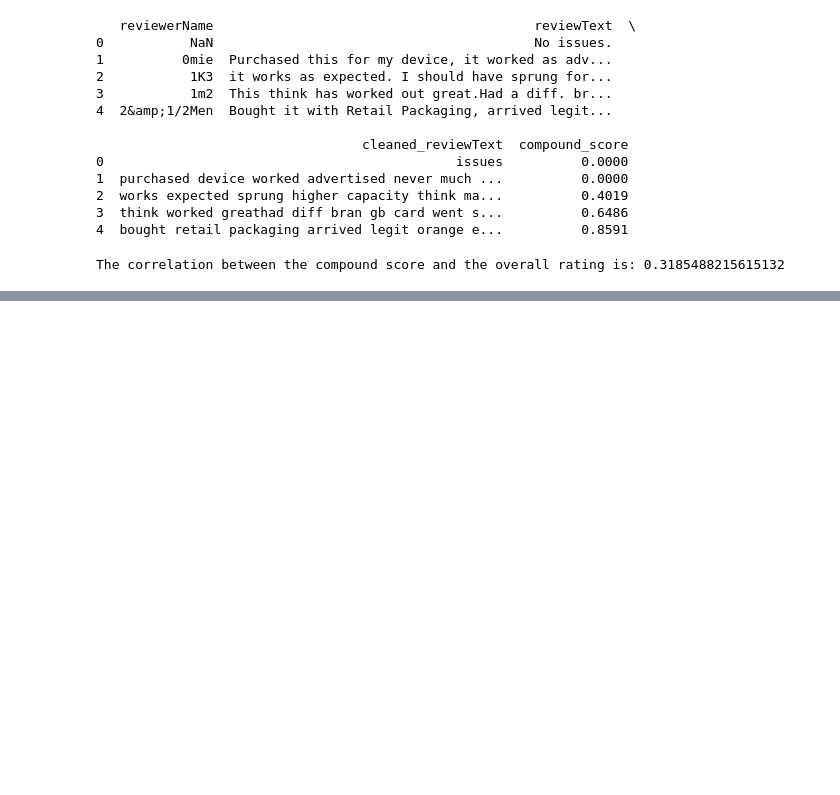
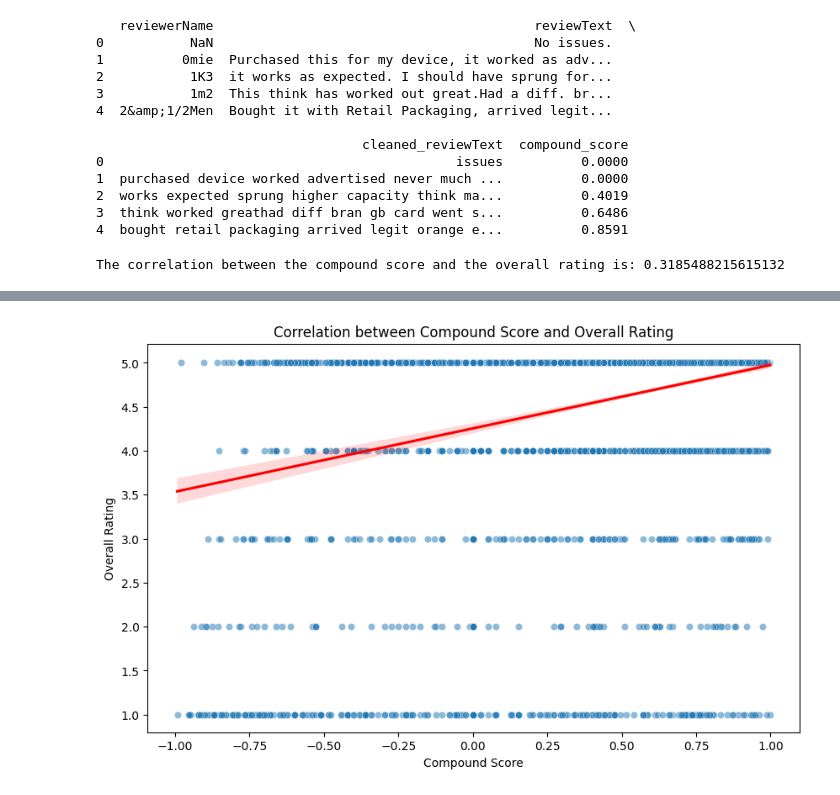
Before and after one commit to awhitehouse1/DS4002-Project-1, a Jupyter notebook: Vader.ipynb, the cells around one changed output, grey strips where cells are left out. Saved outputs shown, nothing was run; the diff lists cells and outputs as text; code cells hidden in the pictures; blank space fills up the shorter version.

```diff
--- a/Vader.ipynb
+++ b/Vader.ipynb
@@ -94,0 +113,20 @@ The correlation between the compound score and the overall rating is: 0.31854882
+# %%
+import matplotlib.pyplot as plt
+import seaborn as sns
+
+# Create the scatter plot
+plt.figure(figsize=(10, 6))
+sns.scatterplot(x='compound_score', y='overall', data=df, alpha=0.5)
+
+# Add a line of best fit
+sns.regplot(x='compound_score', y='overall', data=df, scatter=False, color='red')
+
+# Add labels and title
+plt.title('Correlation between Compound Score and Overall Rating')
+plt.xlabel('Compound Score')
+plt.ylabel('Overall Rating')
+
+# Display the plot
+plt.show()
+# %% [output]
+[figure, added]
```
Also changed, not shown: parts of 14 cells of this notebook.
